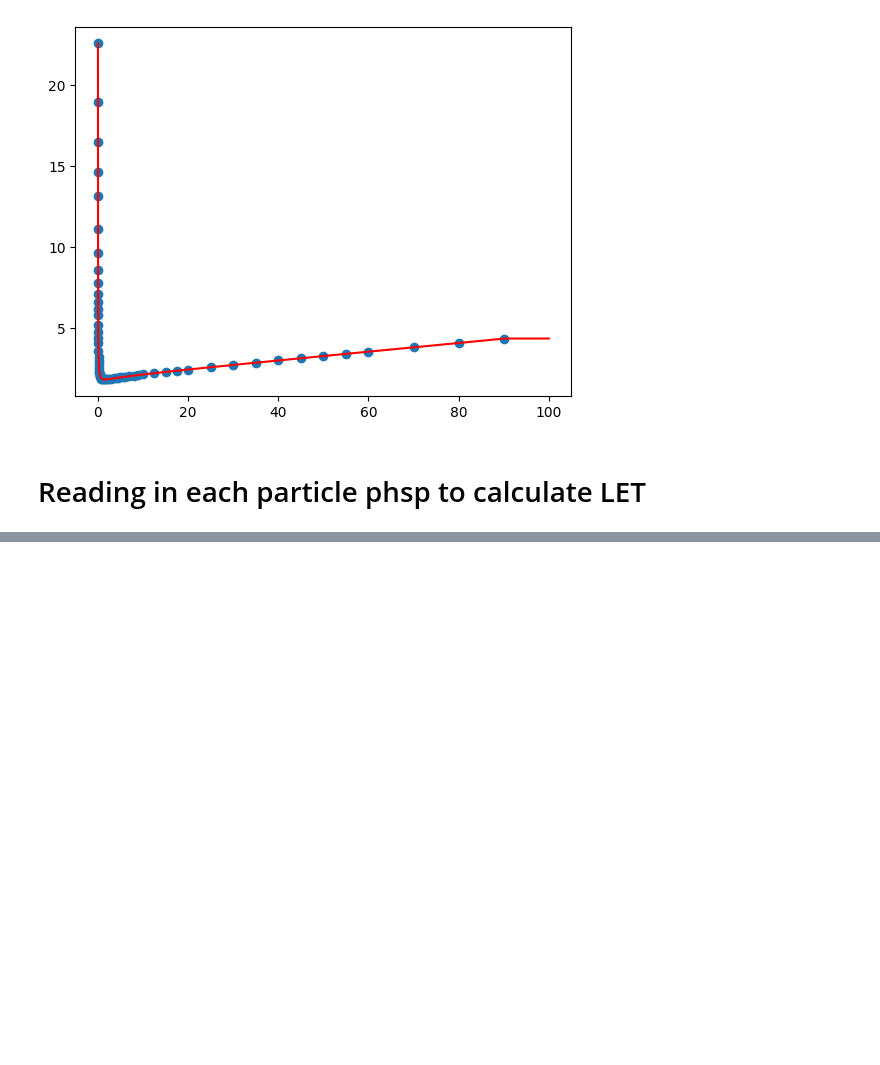
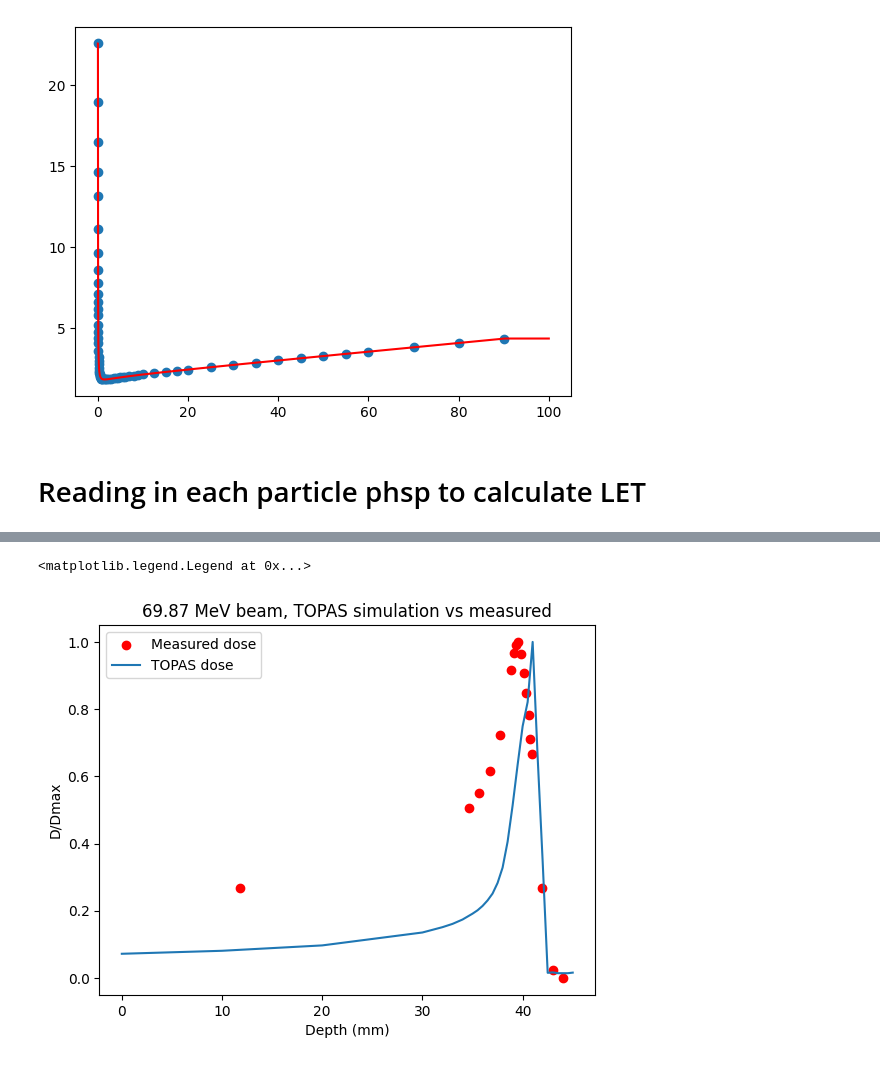
Before and after one commit to BrittHaanen15/Thesis_project, a Jupyter notebook: Python codes/TOPAS beam analysis.ipynb, the cells around one changed output, grey strips where cells are left out. Cells and saved outputs as stored; diff of their text form; code cells hidden in the pictures; blank space fills up the shorter version.

```diff
--- a/Python codes/TOPAS beam analysis.ipynb
+++ b/Python codes/TOPAS beam analysis.ipynb
@@ -161,0 +169,16 @@ Text(0.5, 1.0, 'Dose as function of depth')
+# %%
+data = pd.read_excel(r"../Mid LET calculation/BP 69.87 measured - copy for scripts.xlsx")
+
+BP_measured = pd.DataFrame()
+BP_measured['Depth'] = data['Depth (mm)']
+BP_measured['Dose'] = data['Dose (Gy)']/np.max(data['Dose (Gy)'])
+
+plt.scatter(BP_measured['Depth'], BP_measured['Dose'], label='Measured dose', color='r')
+plt.plot(topas_let['Depth'], topas_let['Dose']/max(topas_let['Dose']), label = 'TOPAS dose')
+plt.title('69.87 MeV beam, TOPAS simulation vs measured')
+plt.xlabel('Depth (mm)')
+plt.ylabel('D/Dmax')
+plt.legend()
+# %% [output]
+<matplotlib.legend.Legend at 0x...>
+[figure, added]
```
Also changed, not shown: parts of 5 cells of this notebook, 26 other files.
